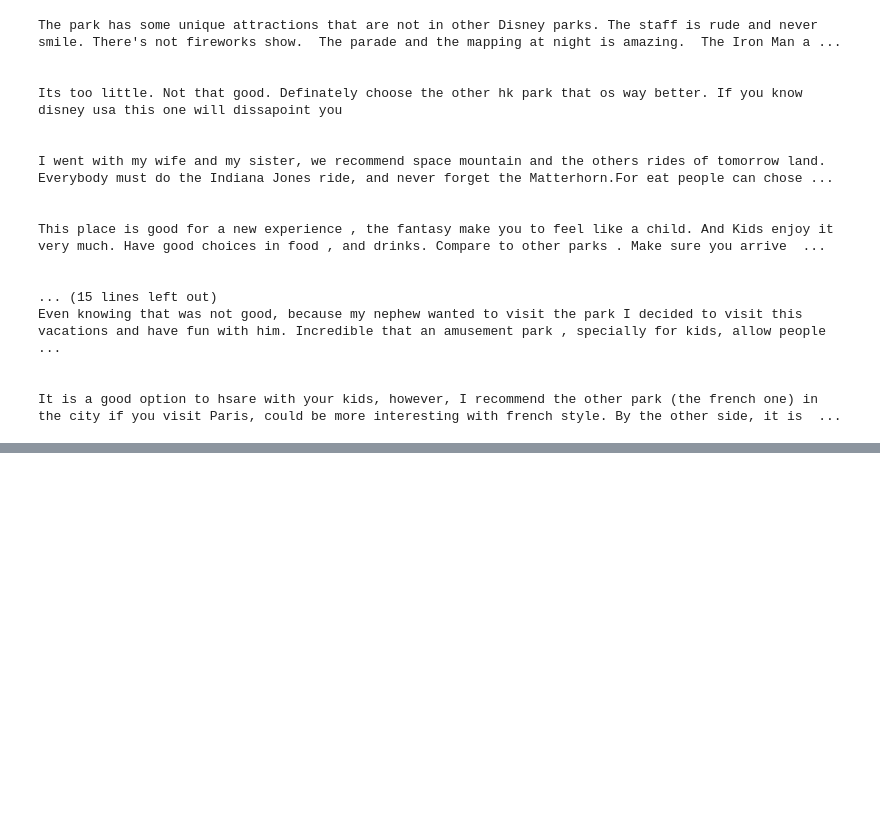
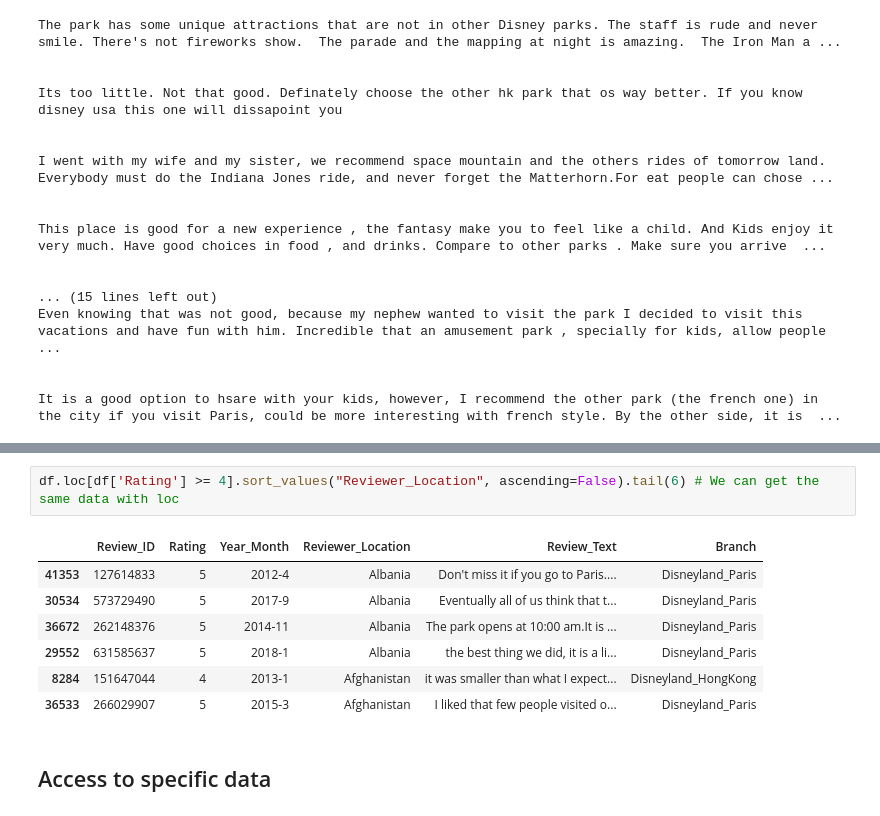
Before and after one commit to 39cam/DataScience, a Jupyter notebook: first_try.ipynb, the cells around one changed output, grey strips where cells are left out. Drawn from its saved outputs; the diff is of its cells as text; blank space fills up the shorter version.

```diff
--- a/first_try.ipynb
+++ b/first_try.ipynb
@@ -614,0 +626,12 @@ It is a good option to hsare with your kids, however, I recommend the other park
+# %%
+df.loc[df['Rating'] >= 4].sort_values("Reviewer_Location", ascending=False).tail(6) # We can get the same data with loc
+# %% [output]
+|  | Review_ID | Rating | Year_Month | Reviewer_Location | Review_Text | Branch |
+| 41353 | 127614833 | 5 | 2012-4 | Albania | Don't miss it if you go to Paris.... | Disneyland_Paris |
+| 30534 | 573729490 | 5 | 2017-9 | Albania | Eventually all of us think that t... | Disneyland_Paris |
+| 36672 | 262148376 | 5 | 2014-11 | Albania | The park opens at 10:00 am.It is ... | Disneyland_Paris |
+| 29552 | 631585637 | 5 | 2018-1 | Albania | the best thing we did, it is a li... | Disneyland_Paris |
+| 8284 | 151647044 | 4 | 2013-1 | Afghanistan | it was smaller than what I expect... | Disneyland_HongKong |
+| 36533 | 266029907 | 5 | 2015-3 | Afghanistan | I liked that few people visited o... | Disneyland_Paris |
+# %% [markdown]
+## Access to specific data
```
Also changed, not shown: parts of 5 cells of this notebook, 8 other files.
